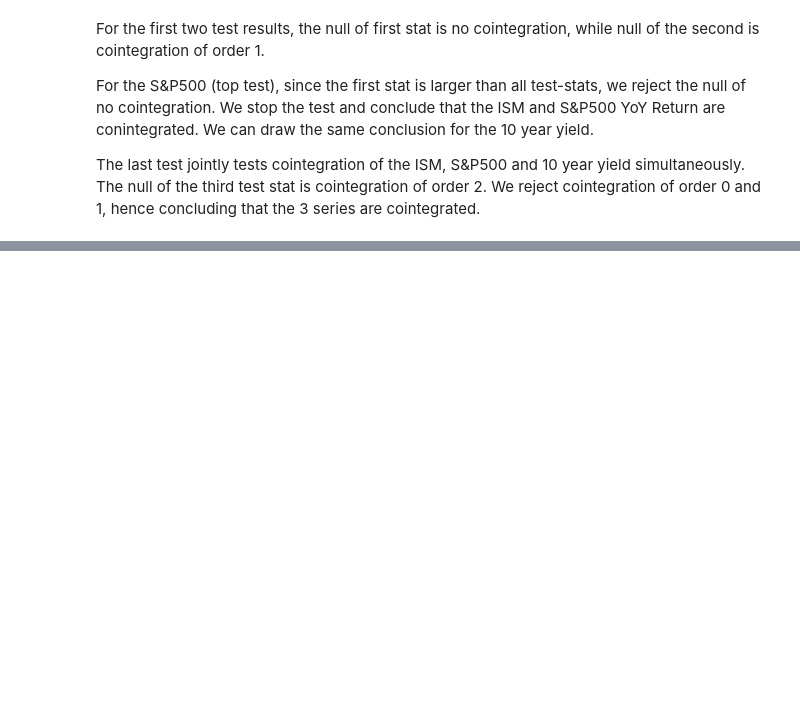
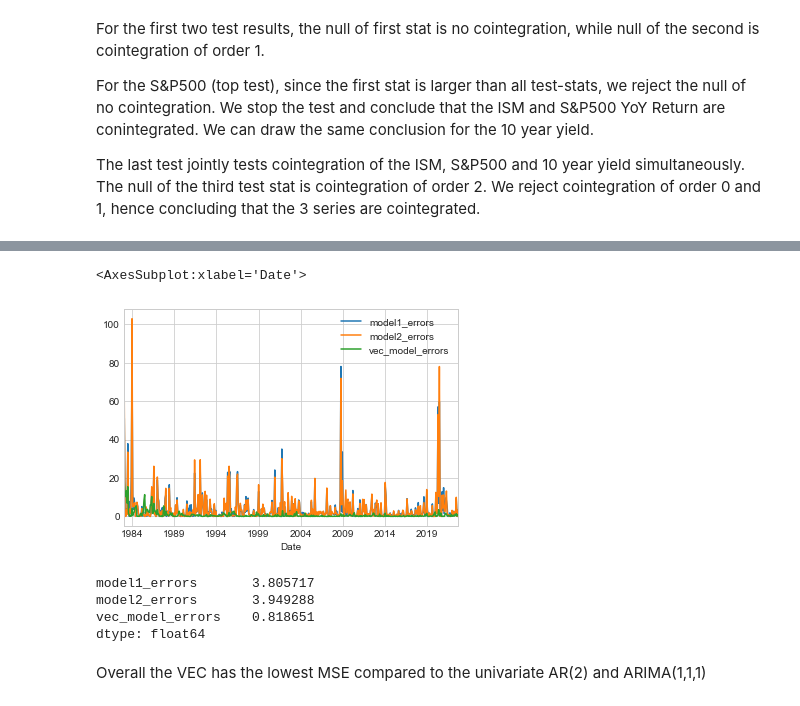
Before and after one commit to santoromano/Macro-Cross-Sectional-Analysis, a Jupyter notebook: ism.ipynb, the cells around one changed output, grey strips where cells are left out. Drawn from its saved outputs; the diff is of its cells as text; code cells hidden in the pictures; blank space fills up the shorter version.

```diff
--- a/ism.ipynb
+++ b/ism.ipynb
@@ -512,0 +510,19 @@ See if lagged S&P can predict ISM better and vice-versa, Granger causality tests
+# %%
+forecasts['model1_errors'] = (forecasts['ISM'] - forecasts['ISM_hat1'])**2
+forecasts['model2_errors'] = (forecasts['ISM'] - forecasts['ISM_hat2'])**2
+forecasts['vec_model_errors'] = (forecasts['ISM'] - forecasts['ISM_hat'])**2
+
+forecasts[['model1_errors', 'model2_errors', 'vec_model_errors']].plot()
+# %% [output]
+<AxesSubplot:xlabel='Date'>
+[figure, added]
+# %%
+# Model MSE's
+forecasts.iloc[:,-3:].mean()
+# %% [output]
+model1_errors       3.805717
+model2_errors       3.949288
+vec_model_errors    0.818651
+dtype: float64
+# %% [markdown]
+Overall the VEC has the lowest MSE compared to the univariate AR(2) and ARIMA(1,1,1)
```
Also changed, not shown: parts of 9 cells of this notebook.
